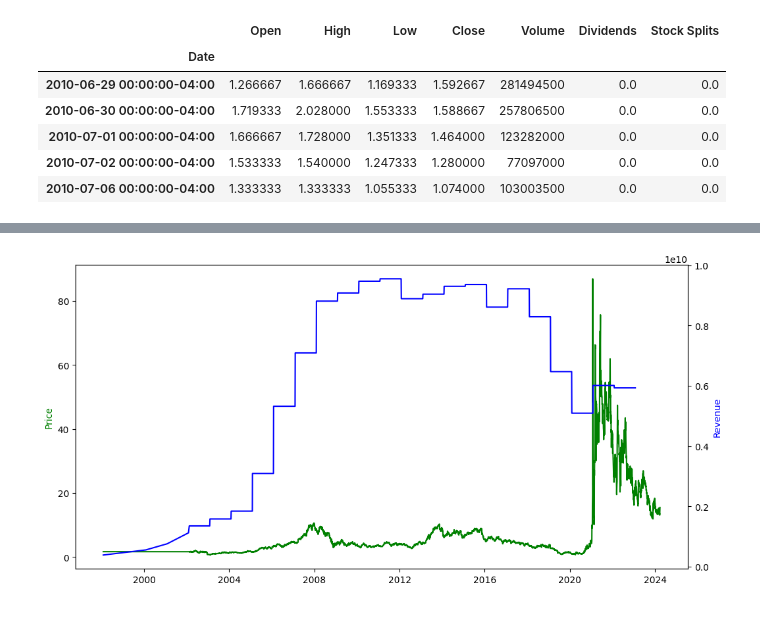
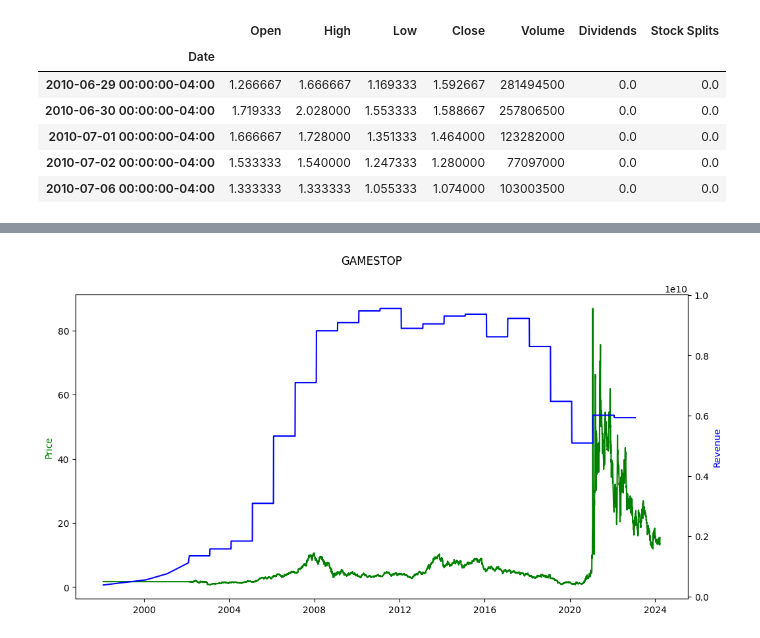
Before and after one commit to jackmappotion/IBM-Analyzing-Historical-Stock-Revenue, a Jupyter notebook: 01.ipynb, the cells around one changed output, grey strips where cells are left out. Saved outputs shown, nothing was run; the diff lists cells and outputs as text; code cells hidden in the pictures.

```diff
--- a/01.ipynb
+++ b/01.ipynb
@@ -41,8 +41,8 @@ tsla_revenue.head()
 # %%
 # Question 3 - Extracting GameStop Stock Data Using yfinance - 2 Points
 gme_obj = yf.Ticker("GME")
-gme_ohlcv = gme_obj.history(period="max")
-gme_ohlcv.head()
+gme_data = gme_obj.history(period="max")
+gme_data.head()
 # %% [output]
 |  | Open | High | Low | Close | Volume | Dividends | Stock Splits |
 | Date |  |  |  |  |  |  |  |
@@ -102,7 +99,7 @@ def preproc_ohlcv(ohlcv):
     return ohlcv
 # %%
 # draw
-def draw_plot(ohlcv, revenue):
+def make_graph(ohlcv, revenue, name):
     df = pd.concat([ohlcv["Close"], revenue["revenue"]], axis=1)
     df = df.bfill()
     df.columns = ["Price", "Revenue"]
@@ -114,6 +111,7 @@ def draw_plot(ohlcv, revenue):
     ax2.plot(df.index, df["Revenue"], "b-")
     ax1.set_ylabel("Price", color="g")
     ax2.set_ylabel("Revenue", color="b")
+    fig.suptitle(f"{name}")
     return None
 # %%
 # Question 5 - Tesla Stock and Revenue Dashboard - 2 Points
@@ -129,13 +127,13 @@ draw_plot(_tsla_ohlcv, _tsla_revenue)
 # %%
 # Question 6 - GameStop Stock and Revenue Dashboard- 2 Points
-_gme_ohlcv = gme_ohlcv.copy()
+_gme_ohlcv = gme_data.copy()
 _gme_revenue = gme_revenue.copy()
 
 _gme_ohlcv = preproc_ohlcv(_gme_ohlcv)
 _gme_revenue = preproc_revenue(_gme_revenue)
 
-draw_plot(_gme_ohlcv, _gme_revenue)
+make_graph(_gme_ohlcv, _gme_revenue, "GAMESTOP")
 # %% [output]
-[figure, old version]
+[figure, new version]
 # %%
 # Question 7 - Sharing your Assignment Notebook - 2 Points
```
Also changed, not shown: parts of 6 cells of this notebook.
